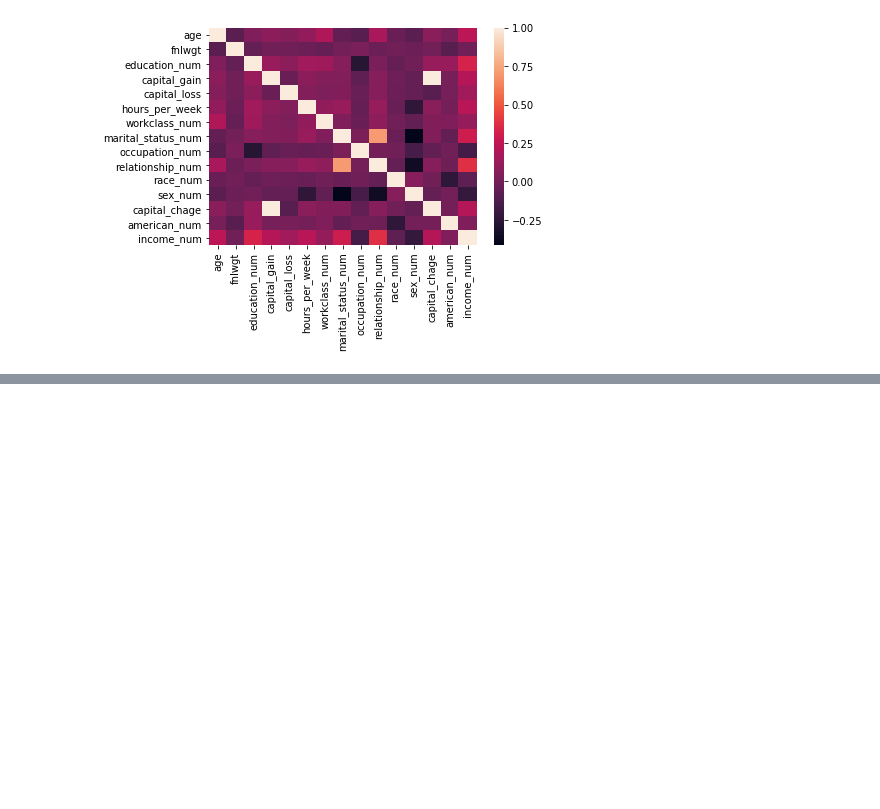
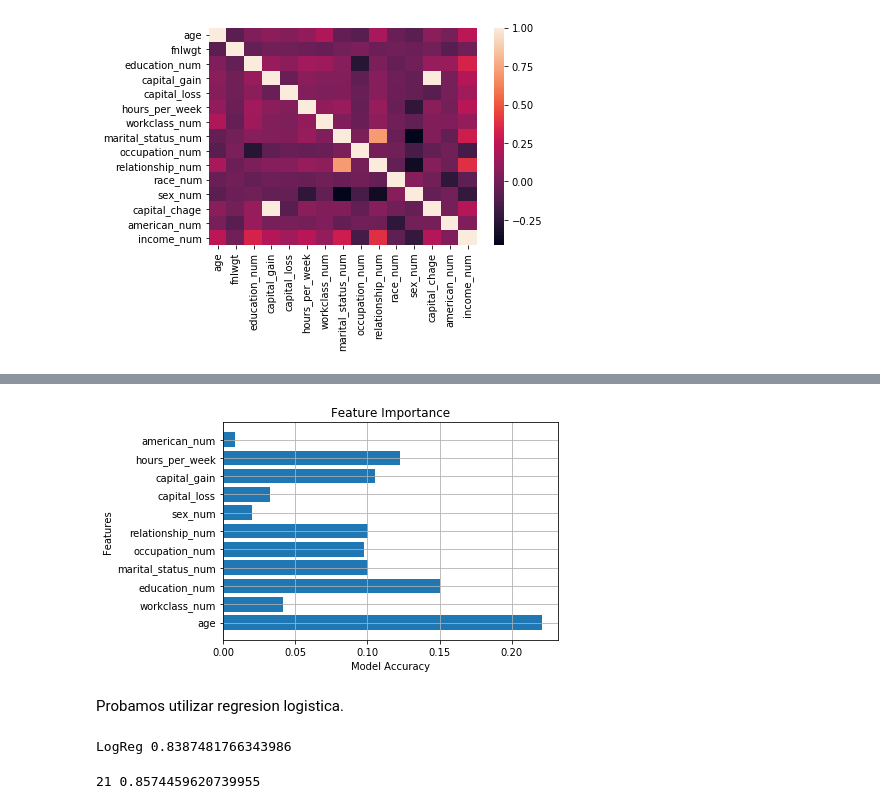
Before and after one commit to Villamaru/entrega_3, a Jupyter notebook: Limpieza.ipynb, the cells around one changed output, grey strips where cells are left out. Cells and saved outputs as stored; diff of their text form; code cells hidden in the pictures; blank space fills up the shorter version.

```diff
--- a/Limpieza.ipynb
+++ b/Limpieza.ipynb
@@ -105,4 +121,5 @@ df["american_num"] = np.where(df["native_country"] == "United-States", 1,0) #dos
 
 df["income_num"] = np.where(df.income == '<=50K', 0, 1) #Dos valores; a una variable dummy
 
-numerable = ["age","workclass_num","fnlwgt","education_num","marital_status_num","occupation_num","relationship_num","race_num","sex_num","capital_loss","capital_gain",'hours_per_week',"american_num","income_num"]
+numerable = ["age","workclass_num","education_num","marital_status_num","occupation_num","relationship_num","sex_num","capital_loss","capital_gain",'hours_per_week','american_num']
+target = ["income_num"]
@@ -131,6 +169,5 @@ sns.heatmap(df.corr());
 # %% [output]
 [figure]
 # %%
-adult_tidy = df[numerable]
-print(df.columns)
-adult_tidy
+X = df[numerable]
+y = df[target]
@@ -162,0 +209,18 @@ Index(['age', 'workclass', 'fnlwgt', 'education', 'education_num',
+# %%
+# fittear an Extra Tree model to the data
+extree = ExtraTreesClassifier()
+extree.fit(X, np.ravel(y))
+
+# display the relative importance of each attribute
+relval = extree.feature_importances_
+
+# horizontal bar plot of feature importance
+pos = np.arange(11) + 0.5
+plt.barh(pos, relval, align='center')
+plt.title("Feature Importance")
+plt.xlabel("Model Accuracy")
+plt.ylabel("Features")
+plt.yticks(pos, ("age","workclass_num","education_num","marital_status_num","occupation_num","relationship_num","sex_num","capital_loss","capital_gain",'hours_per_week','american_num'))
+plt.grid(True)
+# %% [output]
+[figure, added]
@@ -162,0 +230,15 @@ Index(['age', 'workclass', 'fnlwgt', 'education', 'education_num',
+# %% [markdown]
+Probamos utilizar regresion logistica.
+# %%
+# Instanciasión.
+logreg = LogisticRegression()
+
+# Fiteo.
+logreg.fit(X_train, y_train)
+
+# Predicción.
+y_pred = logreg.predict(X_test)
+
+print('LogReg %s' % metrics.accuracy_score(y_test, y_pred))
+# %% [output]
+LogReg 0.8387481766343986
@@ -162,0 +247,12 @@ Index(['age', 'workclass', 'fnlwgt', 'education', 'education_num',
+# %%
+from sklearn.neighbors import KNeighborsClassifier
+k_range = np.arange(1, 26)
+scores = []
+for k in k_range:
+    knn = KNeighborsClassifier(n_neighbors=k)
+    knn.fit(X_train, y_train)
+    y_pred = knn.predict(X_test)
+    scores.append(metrics.accuracy_score(y_test, y_pred))
+print(scores.index(max(scores)), max(scores))
+# %% [output]
+21 0.8574459620739955
```
Also changed, not shown: parts of 10 cells of this notebook.
